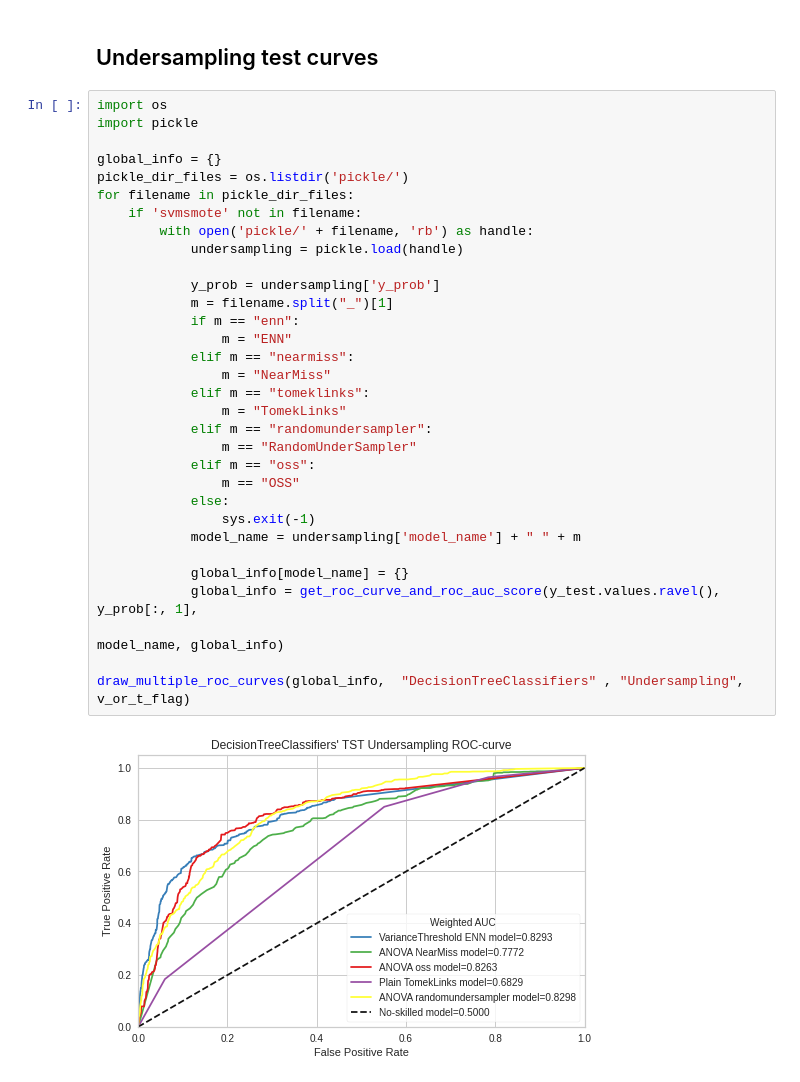
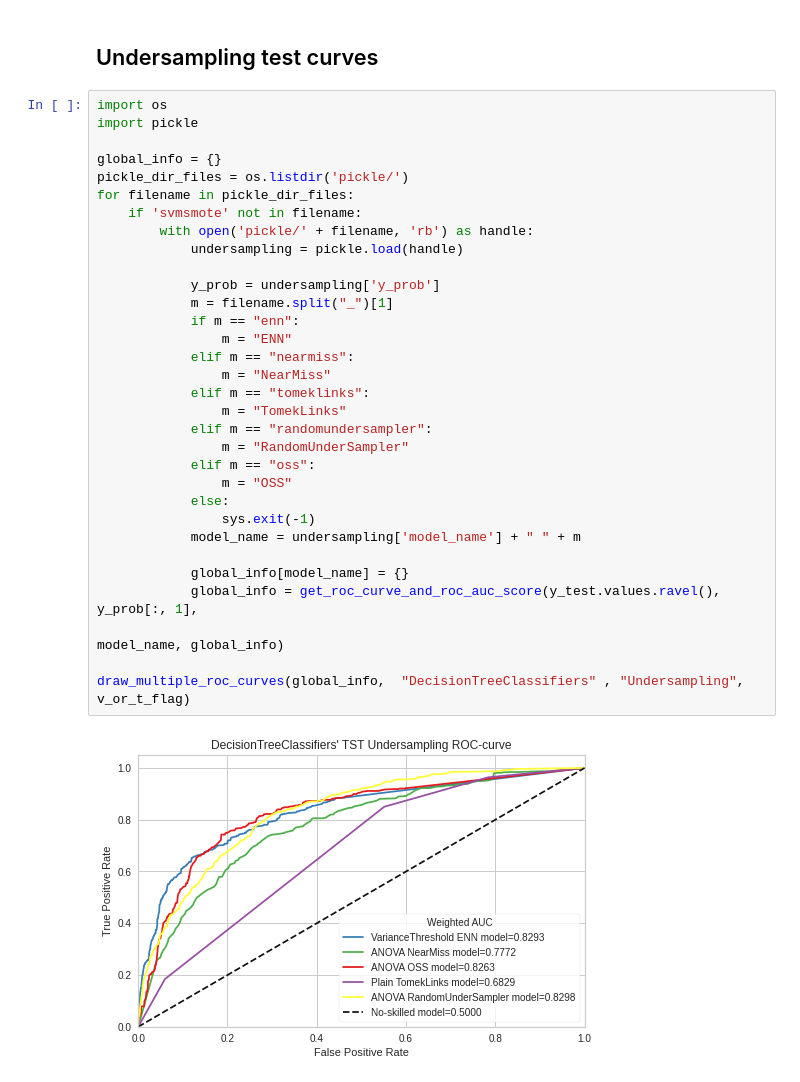
Before and after one commit to alexandrabradan/Datamining2_AdvancedTopics, a Jupyter notebook: notebook/Module_1/Imbalanced_oversampling_decision_tree_cv3_n_iter_10_all*.ipynb, the cells around one changed output. Saved outputs shown, nothing was run; the diff lists cells and outputs as text.

```diff
--- a/notebook/Module_1/Imbalanced_oversampling_decision_tree_cv3_n_iter_10_all*.ipynb
+++ b/notebook/Module_1/Imbalanced_oversampling_decision_tree_cv3_n_iter_10_all*.ipynb
@@ -1669,33 +1685,33 @@ with open('pickle' + model_name + '_svm_smote_anova.pickle', 'wb') as handle:
 import os
 import pickle
 
 global_info = {}
 pickle_dir_files = os.listdir('pickle/')
 for filename in pickle_dir_files:
     if 'svmsmote' not in filename:
         with open('pickle/' + filename, 'rb') as handle:
             undersampling = pickle.load(handle)
 
             y_prob = undersampling['y_prob']
             m = filename.split("_")[1]
             if m == "enn":
                 m = "ENN"
             elif m == "nearmiss":
                 m = "NearMiss"
             elif m == "tomeklinks":
                 m = "TomekLinks"
             elif m == "randomundersampler":
-                m == "RandomUnderSampler"
+                m = "RandomUnderSampler"
             elif m == "oss":
-                m == "OSS"
+                m = "OSS"
             else:
                 sys.exit(-1)
             model_name = undersampling['model_name'] + " " + m
 
             global_info[model_name] = {}
             global_info = get_roc_curve_and_roc_auc_score(y_test.values.ravel(), y_prob[:, 1],
                                                                             model_name, global_info)
 
 draw_multiple_roc_curves(global_info,  "DecisionTreeClassifiers" , "Undersampling", v_or_t_flag)
 # %% [output]
-[figure, old version]
+[figure, new version]
```
Also changed, not shown: parts of 1 cell of this notebook.
